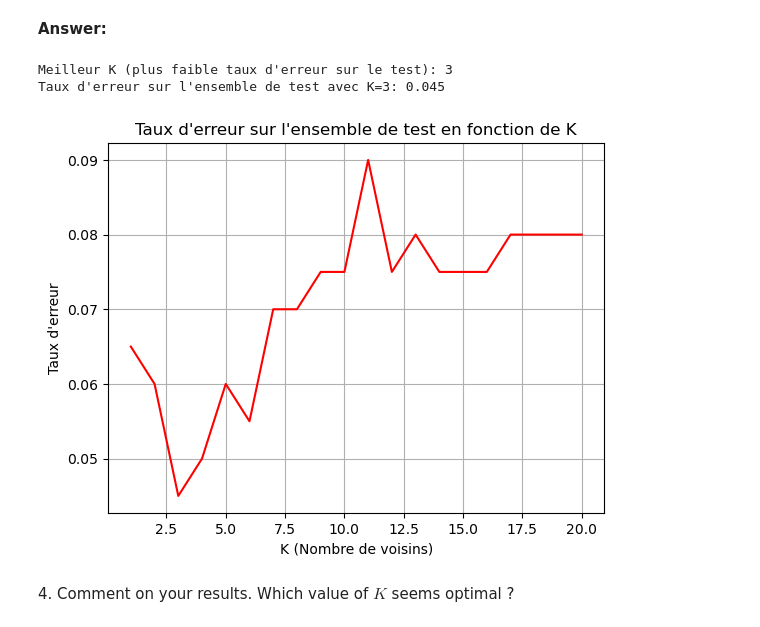
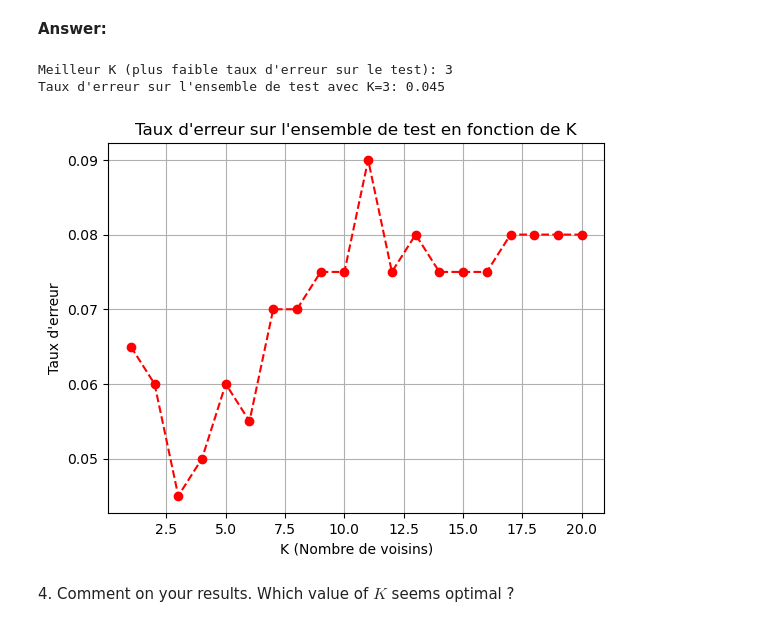
Before and after one commit to SerinaTraore/python_sdia, a Jupyter notebook: Labs/source/Lab4/lab4.ipynb, the cells around one changed output. Saved outputs shown, nothing was run; the diff lists cells and outputs as text; code cells hidden in the pictures.

```diff
--- a/Labs/source/Lab4/lab4.ipynb
+++ b/Labs/source/Lab4/lab4.ipynb
@@ -111,42 +111,37 @@ def knn_classification(x_train, class_train, x_test, k):
 # %% [markdown]
 **Answer:**
 # %%
-import numpy as np
-import matplotlib.pyplot as plt
-
-# On suppose que knn_classification est déjà défini et fonctionne correctement
-
 def compute_error_rate(y_true, y_pred):
     return np.mean(y_true != y_pred)
 
-# Liste pour stocker les erreurs sur l'ensemble de test pour chaque K
 error_test_list = []
+error_train_list = []
 k_values = range(1, 21)
 
-# Calcul du taux d'erreur pour K de 1 à 20 uniquement sur l'ensemble de test
+
 for k in k_values:
-    class_pred_test = knn_classification(x_train, class_train, x_test, k)  # Utilise ta fonction knn_classification
-    error_test = compute_error_rate(test[:200, 0], class_pred_test)
+    class_pred_train = knn_classification(x_train, class_train, x_train, k)
+    class_pred_test = knn_classification(x_train, class_train, x_test, k)
+    error_test = compute_error_rate(test[:, 0], class_pred_test)
     error_test_list.append(error_test)
 
-# Trouver le K avec le plus faible taux d'erreur sur l'ensemble de test
-best_k = np.argmin(error_test_list) + 1  # +1 car np.argmin donne l'indice de l'erreur minimale
 
-# Affichage des résultats pour le meilleur K
+best_k = np.argmin(error_test_list) + 1
+
 print(f"Meilleur K (plus faible taux d'erreur sur le test): {best_k}")
 print(f"Taux d'erreur sur l'ensemble de test avec K={best_k}: {error_test_list[best_k - 1]}")
 
-# Visualisation des erreurs en fonction de K
-plt.plot(k_values, error_test_list, color='red')
+
+plt.plot(k_values, error_test_list, color='red', marker='o', linestyle='--')
 plt.title('Taux d\'erreur sur l\'ensemble de test en fonction de K')
 plt.xlabel('K (Nombre de voisins)')
 plt.ylabel('Taux d\'erreur')
 plt.grid(True)
 plt.show()
 # %% [output]
 Meilleur K (plus faible taux d'erreur sur le test): 3
 Taux d'erreur sur l'ensemble de test avec K=3: 0.045
-[figure, old version]
+[figure, new version]
 # %% [markdown]
 4\. Comment on your results. Which value of $K$ seems optimal ?
 # %% [markdown]
```
Also changed, not shown: parts of 2 cells of this notebook.
